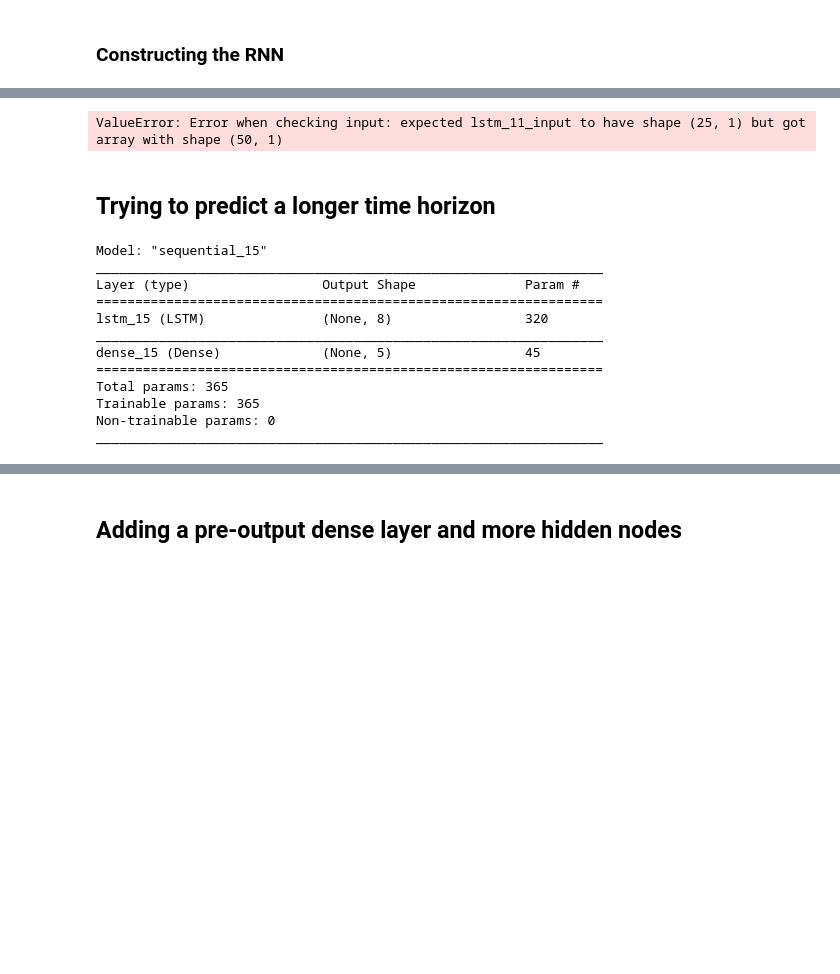
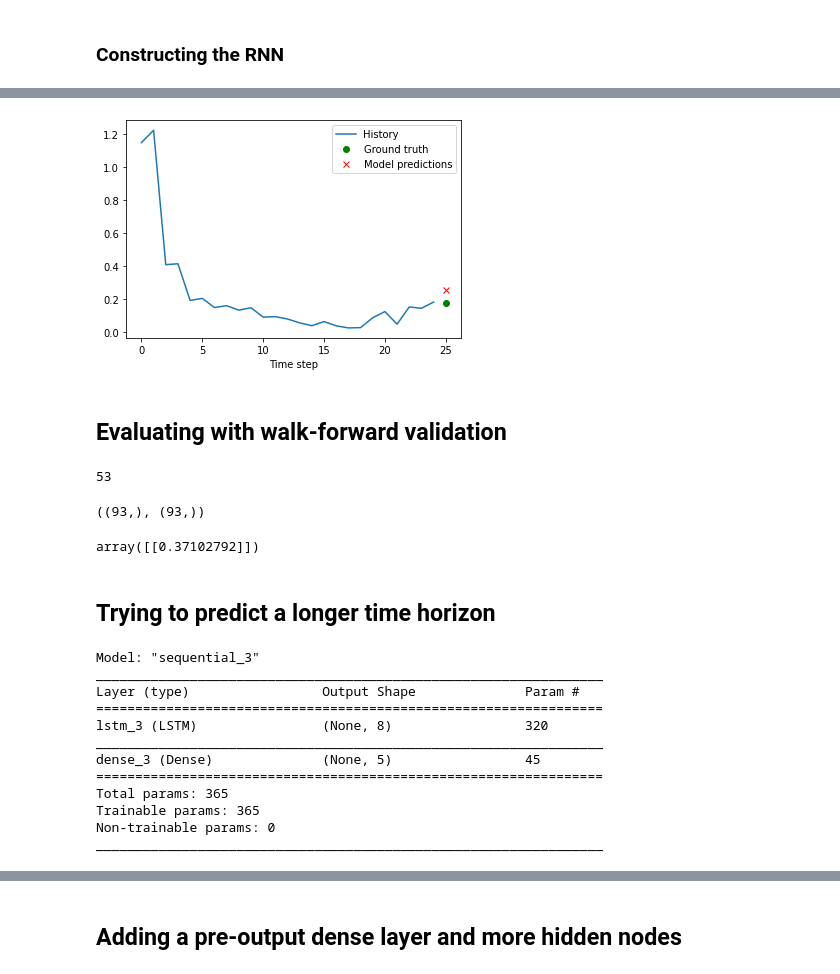
Before and after one commit to benlevyx/modelling-infectious-disease, a Jupyter notebook: notebooks/rnn_timeseries_experimentation.ipynb, the cells around one changed output, grey strips where cells are left out. Cells and saved outputs as stored; diff of their text form; code cells hidden in the pictures; blank space fills up the shorter version.

```diff
--- a/notebooks/rnn_timeseries_experimentation.ipynb
+++ b/notebooks/rnn_timeseries_experimentation.ipynb
@@ -188,4 +98,6 @@ def plot_model_pred(model, X, y=None, idx=None, ax=None):
 # %%
-plot_model_pred(simple_lstm, ds_test)
+plotting.plot_model_pred(simple_lstm, ds_test)
 # %% [output]
-ValueError: Error when checking input: expected lstm_11_input to have shape (25, 1) but got array with shape (50, 1)
+[figure, added]
+# %% [markdown]
+## Evaluating with walk-forward validation
@@ -192,20 +111,36 @@ ValueError: Error when checking input: expected lstm_11_input to have shape (25,
+# %%
+len(X_test)
+# %% [output]
+53
+# %%
+X_test[0].shape, X_test[10].shape
+# %% [output]
+((93,), (93,))
+# %%
+time_series.walk_forward_val_multiple(simple_lstm, X_test,
+                                      history_size=25,
+                                      target_size=1)
+# %% [output]
+array([[0.37102792]])
 # %% [markdown]
 ## Trying to predict a longer time horizon
 # %%
 history_size = 50
 target_size = 5
-ds_train, ds_test = prepare_data(df_flu['wili'].values, df_flu['state'].values,
-                                 history_size=history_size, target_size=target_size)
+ds_train, ds_test = time_series.prepare_data(df_flu['wili'].values,
+                                             df_flu['state'].values,
+                                             history_size=history_size,
+                                             target_size=target_size)
 lstm2 = make_simple_lstm(history_length=history_size, target_length=target_size)
 lstm2.summary()
 # %% [output]
-Model: "sequential_15"
+Model: "sequential_3"
 _________________________________________________________________
 Layer (type)                 Output Shape              Param #
 =================================================================
-lstm_15 (LSTM)               (None, 8)                 320
+lstm_3 (LSTM)                (None, 8)                 320
 _________________________________________________________________
-dense_15 (Dense)             (None, 5)                 45
+dense_3 (Dense)              (None, 5)                 45
 =================================================================
 Total params: 365
 Trainable params: 365
```
Also changed, not shown: parts of 23 cells of this notebook, 3 other files.
